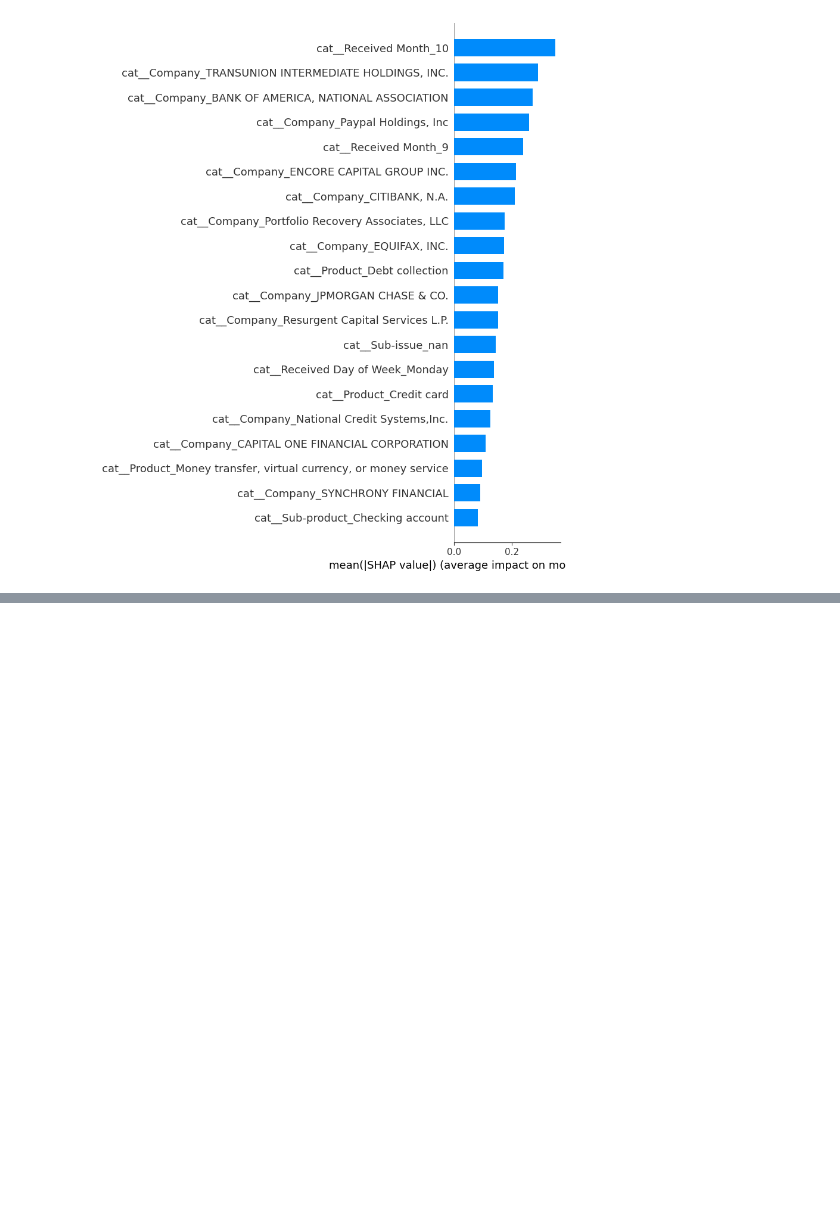
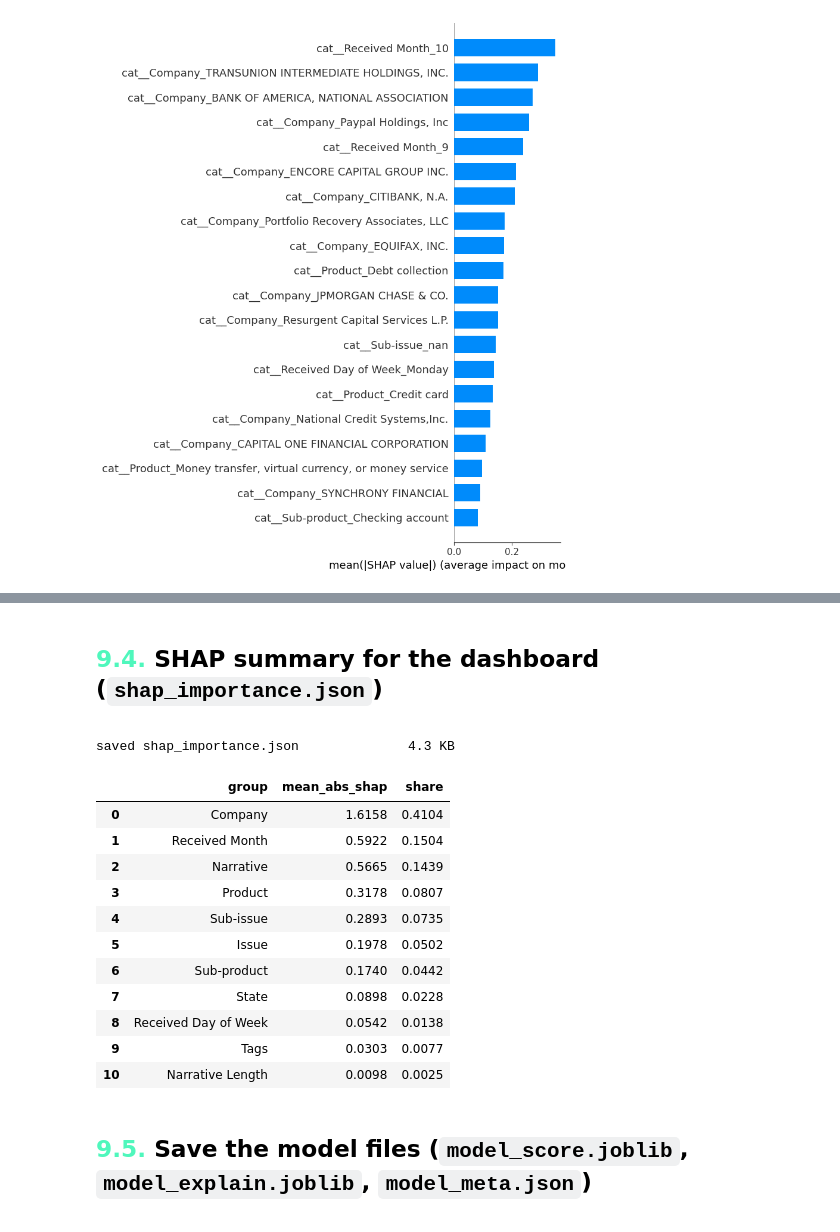
Before and after one commit to kya6/Cinsight, a Jupyter notebook: Cinsight.ipynb, the cells around one changed output, grey strips where cells are left out. Saved outputs shown, nothing was run; the diff lists cells and outputs as text; code cells hidden in the pictures; blank space fills up the shorter version.

```diff
--- a/Cinsight.ipynb
+++ b/Cinsight.ipynb
@@ -384,8 +610,3 @@ print("Duplicate Complaint IDs:", df["Complaint ID"].duplicated().sum())
 Rows: 81789
 Unique Complaint IDs: 81789
 Duplicate Complaint IDs: 0
-# %%
-# Remove Complaint ID because it is only a unique identifier
-df = df.drop(columns=["Complaint ID"])
-
-print(df.shape)
@@ -1210,0 +1379,10 @@ print(df.columns.tolist())
+# %%
+# Check the length of each consumer complaint narrative
+
+df["Narrative Length"] = (
+    df["Consumer complaint narrative"]
+    .fillna("")
+    .str.len()
+)
+
+display(df["Narrative Length"].describe())
@@ -1881,0 +2326,45 @@ a trade-off to consider before using this model to prioritize cases.
+# %% [markdown]
+<font face="Trebuchet MS">
+
+## <font color="#4FF7BC">9.4.</font> SHAP summary for the dashboard (<code>shap_importance.json</code>)
+# %%
+# Reuses the SHAP values computed in section 7
+sv = shap_values.toarray() if sparse.issparse(shap_values) else np.asarray(shap_values)
+names = np.asarray(feature_names)
+groups = np.array([core.feature_group(n)[0] for n in names])
+coef = log_reg.coef_.ravel()
+
+mean_abs = np.abs(sv).mean(axis=0)
+top_features = []
+for j in np.argsort(mean_abs)[::-1][:20]:
+    g, v = core.feature_group(names[j])
+    top_features.append({"feature": f"{g}: {v}" if v is not None else g, "group": g,
+                         "mean_abs_shap": r4(mean_abs[j]),
+                         "direction": "toward relief" if coef[j] > 0 else "away from relief"})
+
+by_group = {g: np.abs(sv[:, groups == g].sum(axis=1)).mean() for g in np.unique(groups)}
+total = sum(by_group.values())
+by_group = sorted(({"group": g, "mean_abs_shap": r4(v), "share": r4(v / total)} for g, v in by_group.items()),
+                  key=lambda d: -d["mean_abs_shap"])
+
+save_json({"method": f"SHAP LinearExplainer on the combined LR (section 7), {sv.shape[0]} December complaints",
+           "by_group": by_group, "top_features": top_features}, "shap_importance.json")
+display(pd.DataFrame(by_group))
+# %% [output]
+saved shap_importance.json              4.3 KB
+|  | group | mean_abs_shap | share |
+| 0 | Company | 1.6158 | 0.4104 |
+| 1 | Received Month | 0.5922 | 0.1504 |
+| 2 | Narrative | 0.5665 | 0.1439 |
+| 3 | Product | 0.3178 | 0.0807 |
+| 4 | Sub-issue | 0.2893 | 0.0735 |
+| 5 | Issue | 0.1978 | 0.0502 |
+| 6 | Sub-product | 0.1740 | 0.0442 |
+| 7 | State | 0.0898 | 0.0228 |
+| 8 | Received Day of Week | 0.0542 | 0.0138 |
+| 9 | Tags | 0.0303 | 0.0077 |
+| 10 | Narrative Length | 0.0098 | 0.0025 |
+# %% [markdown]
+<font face="Trebuchet MS">
+
+## <font color="#4FF7BC">9.5.</font> Save the model files (<code>model_score.joblib</code>, <code>model_explain.joblib</code>, <code>model_meta.json</code>)
```
Also changed, not shown: parts of 113 cells of this notebook.
